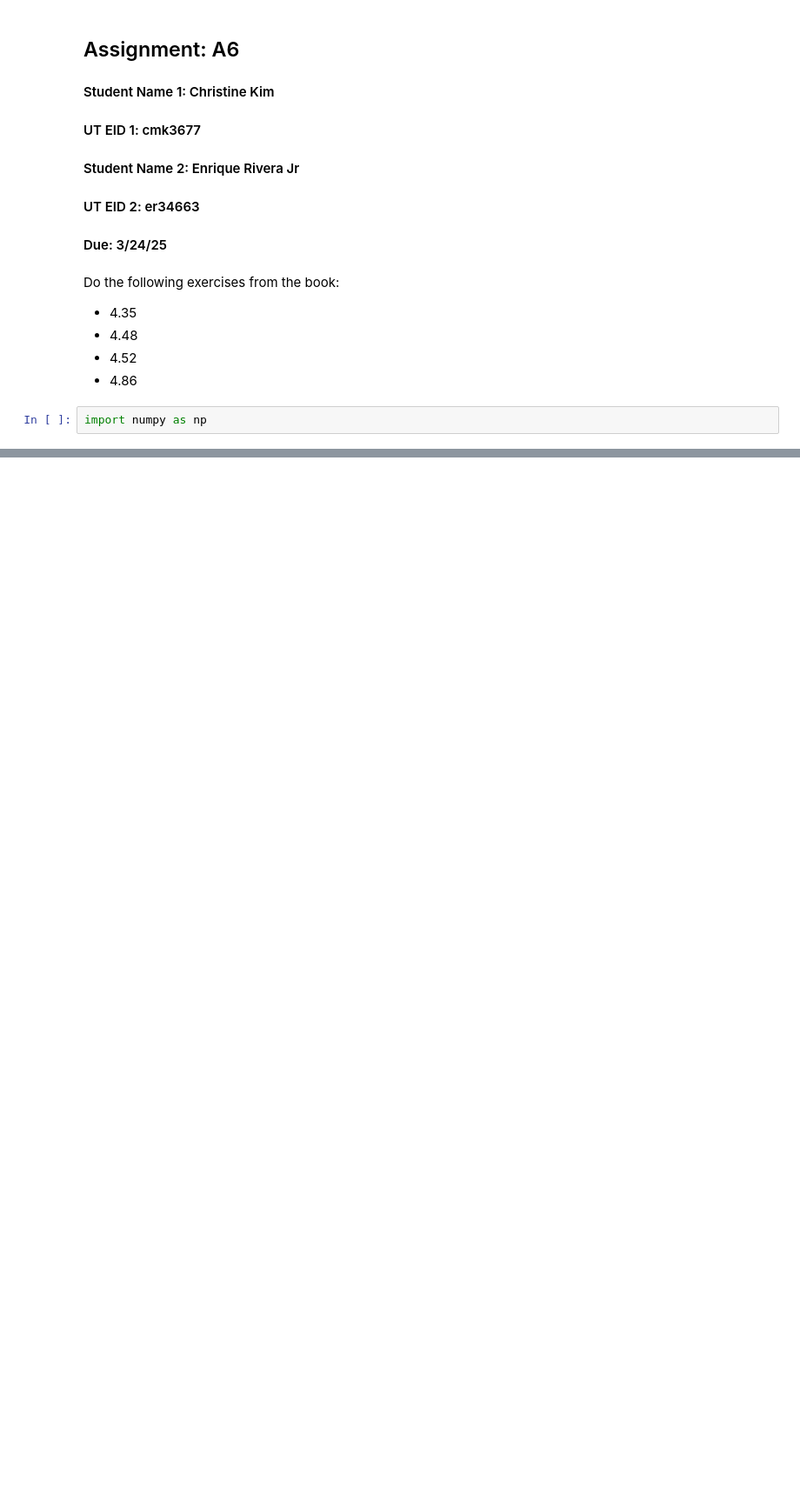
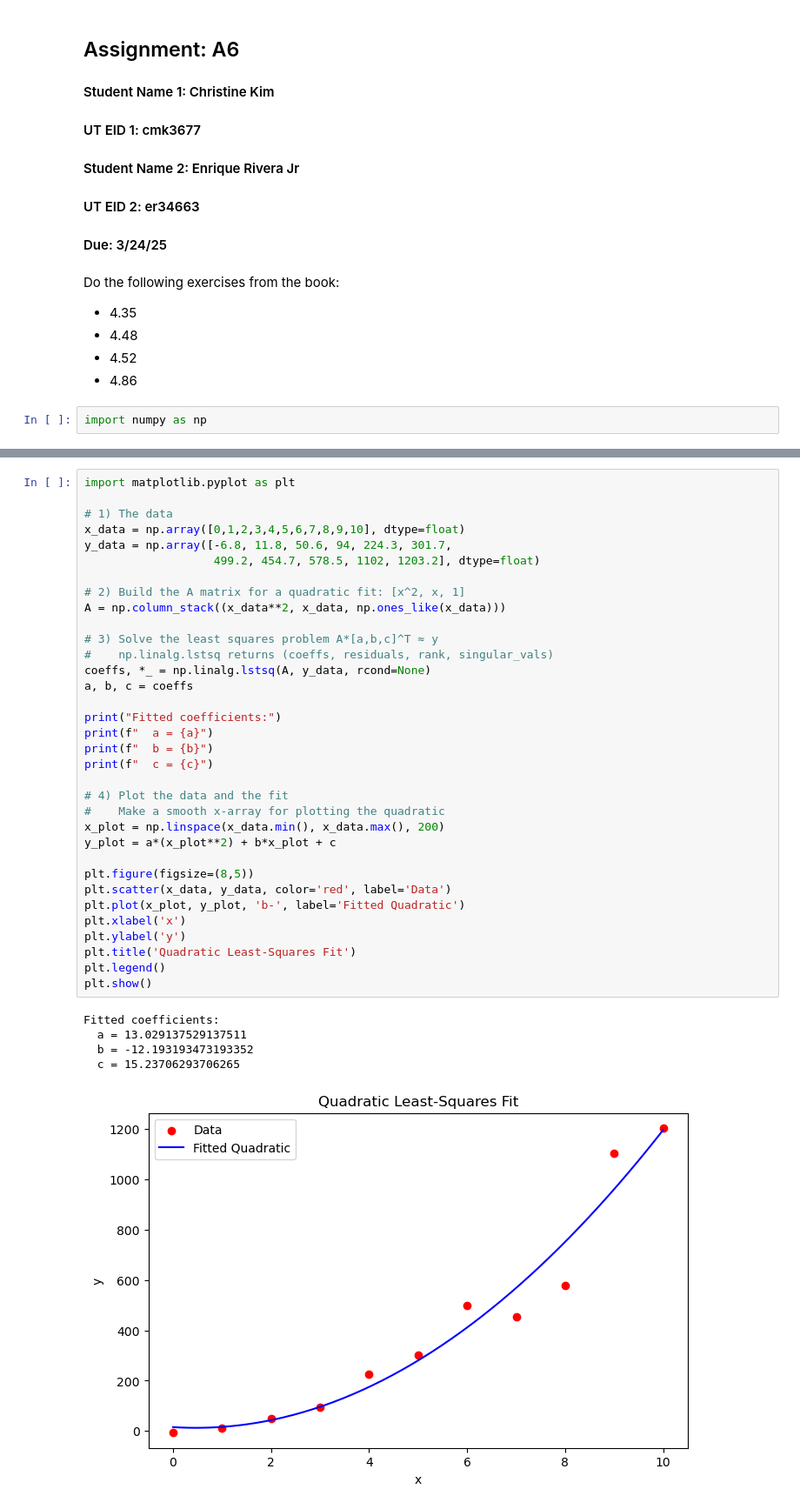
Before and after one commit to Quantum-Impulse/Sci-Comp, a Jupyter notebook: work/A6.ipynb, the cells around one changed output, grey strips where cells are left out. Shown at 87% size. Drawn from its saved outputs; the diff is of its cells as text; blank space fills up the shorter version.

```diff
--- a/work/A6.ipynb
+++ b/work/A6.ipynb
@@ -30,6 +117,46 @@ import numpy as np
 ##### Ex: 4.52
 # ![4.52](A6/4.52.png)
 #
+# %%
+import matplotlib.pyplot as plt
+
+# 1) The data
+x_data = np.array([0,1,2,3,4,5,6,7,8,9,10], dtype=float)
+y_data = np.array([-6.8, 11.8, 50.6, 94, 224.3, 301.7,
+                   499.2, 454.7, 578.5, 1102, 1203.2], dtype=float)
+
+# 2) Build the A matrix for a quadratic fit: [x^2, x, 1]
+A = np.column_stack((x_data**2, x_data, np.ones_like(x_data)))
+
+# 3) Solve the least squares problem A*[a,b,c]^T ≈ y
+#    np.linalg.lstsq returns (coeffs, residuals, rank, singular_vals)
+coeffs, *_ = np.linalg.lstsq(A, y_data, rcond=None)
+a, b, c = coeffs
+
+print("Fitted coefficients:")
+print(f"  a = {a}")
+print(f"  b = {b}")
+print(f"  c = {c}")
+
+# 4) Plot the data and the fit
+#    Make a smooth x-array for plotting the quadratic
+x_plot = np.linspace(x_data.min(), x_data.max(), 200)
+y_plot = a*(x_plot**2) + b*x_plot + c
+
+plt.figure(figsize=(8,5))
+plt.scatter(x_data, y_data, color='red', label='Data')
+plt.plot(x_plot, y_plot, 'b-', label='Fitted Quadratic')
+plt.xlabel('x')
+plt.ylabel('y')
+plt.title('Quadratic Least-Squares Fit')
+plt.legend()
+plt.show()
+# %% [output]
+Fitted coefficients:
+  a = 13.029137529137511
+  b = -12.193193473193352
+  c = 15.23706293706265
+[figure, added]
 # %% [markdown]
 ##### Ex: 4.86
 # ![4.86](A6/4.86.png)
```
Also changed, not shown: parts of 3 cells of this notebook.
